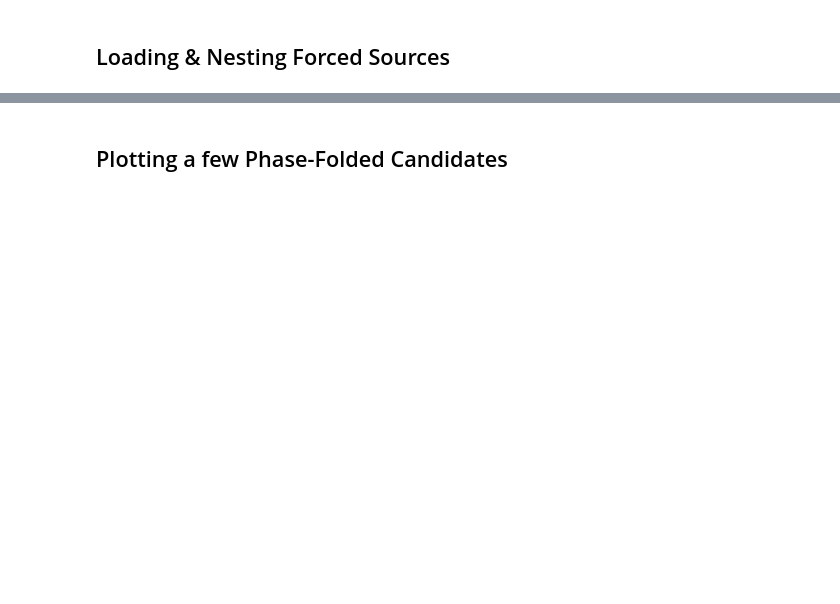
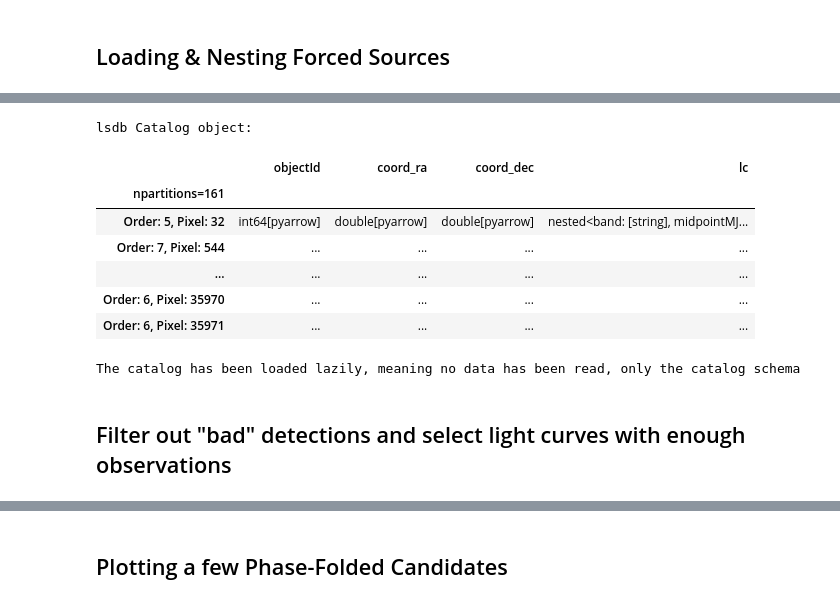
Before and after one commit to lsst-sitcom/linccf, a Jupyter notebook: comcam_rrlyrae/periodic.ipynb, the cells around one changed output, grey strips where cells are left out. Saved outputs shown, nothing was run; the diff lists cells and outputs as text; code cells hidden in the pictures; blank space fills up the shorter version.

```diff
--- a/comcam_rrlyrae/periodic.ipynb
+++ b/comcam_rrlyrae/periodic.ipynb
@@ -39,0 +24,10 @@ comcam_srcmjd = "/sdf/data/rubin/shared/lsdb_commissioning/forcedSource_50_with_
+# %%
+from pathlib import Path
+
+release = 'w_2025_04'
+hats_path = Path("/sdf/data/rubin/shared/lsdb_commissioning/DASH/") / release / "hats"
+# list dir
+print(list(map(str, hats_path.iterdir())))
+
+comcam_obj = hats_path / "object"
+comcam_src = hats_path / "forcedSource"
@@ -90,3 +48,45 @@ Dask Name: lambda, 9 expressions
+# %%
+# Load the Forced Source + MJD Table
+from lsdb import read_hats
+
+
+obj = read_hats(
+    comcam_obj,
+    columns=["objectId", "coord_ra", "coord_dec"],
+)
+src_flat = read_hats(
+    comcam_src,
+    columns=[
+        "objectId",
+        # "coord_ra", "coord_dec",
+        "band",
+        "midpointMJDTai",
+        "psfFlux", "psfFluxErr", "psfFlux_flag",
+        "pixelFlags_suspect", "pixelFlags_saturated", "pixelFlags_cr", "pixelFlags_bad",
+        "forcedSourceId",
+        "detector",
+        "visit",
+    ],
+)
+src_nested = obj.join_nested(
+    src_flat,
+    nested_column_name="lc",
+    left_on="objectId",
+    right_on="objectId",
+)
+src_nested
+# %% [output]
+lsdb Catalog object:
+|  | objectId | coord_ra | coord_dec | lc |
+| npartitions=161 |  |  |  |  |
+| Order: 5, Pixel: 32 | int64[pyarrow] | double[pyarrow] | double[pyarrow] | nested<band: [string], midpointMJ... |
+| Order: 7, Pixel: 544 | ... | ... | ... | ... |
+| ... | ... | ... | ... | ... |
+| Order: 6, Pixel: 35970 | ... | ... | ... | ... |
+| Order: 6, Pixel: 35971 | ... | ... | ... | ... |
+The catalog has been loaded lazily, meaning no data has been read, only the catalog schema
+# %% [markdown]
+## Filter out "bad" detections and select light curves with enough observations
 # %%
 # Pre-Processing
 
```
Also changed, not shown: parts of 22 cells of this notebook, 2 other files.
